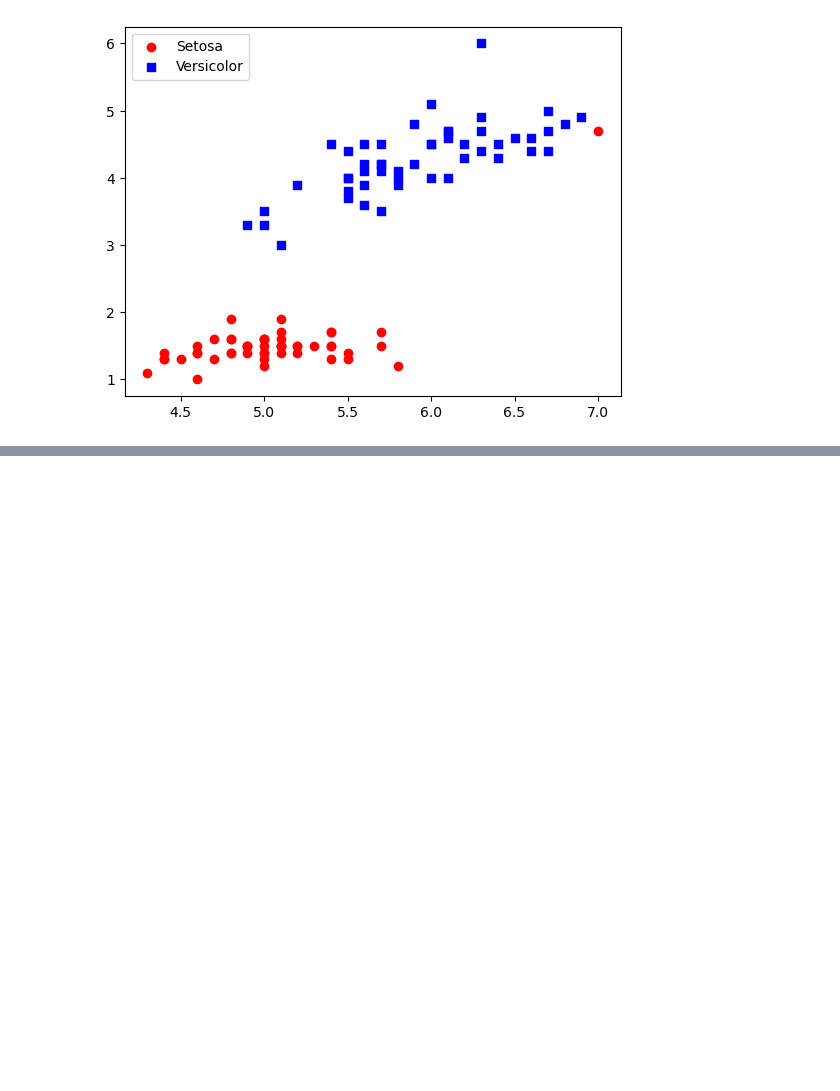
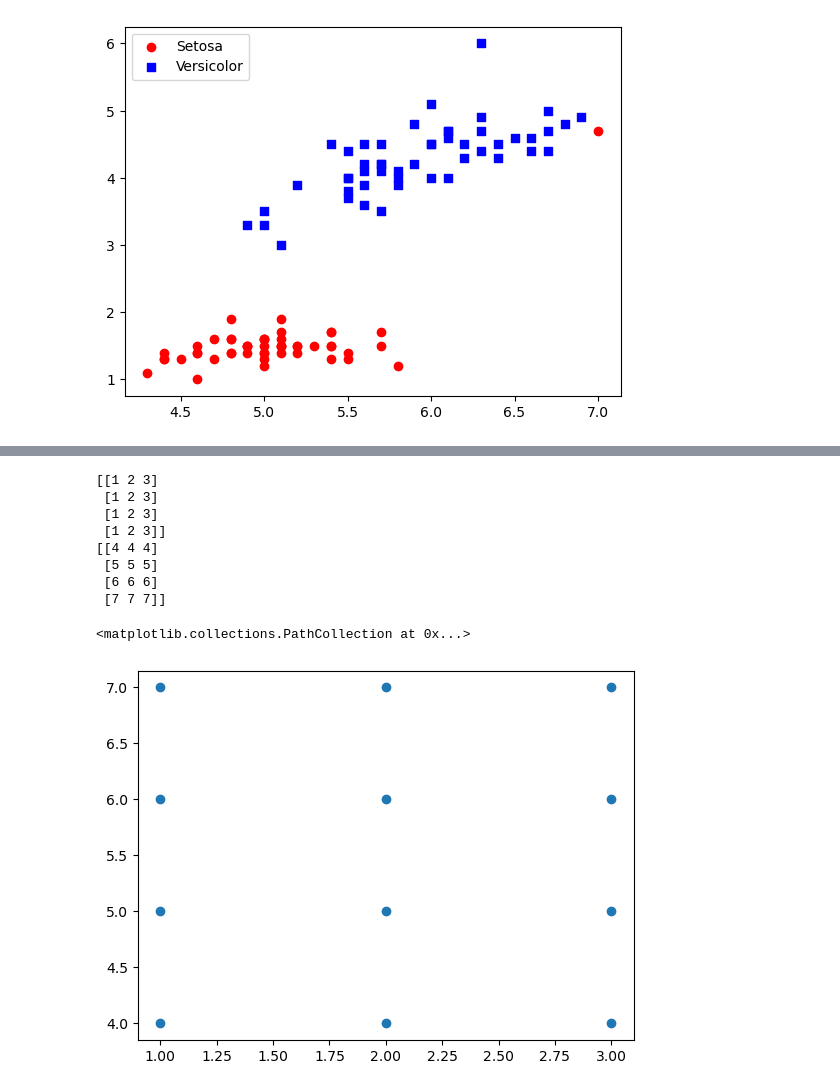
Before and after one commit to Elemonce/ML, a Jupyter notebook: book/perceptrons/iris.ipynb, the cells around one changed output, grey strips where cells are left out. Cells and saved outputs as stored; diff of their text form; code cells hidden in the pictures; blank space fills up the shorter version.

```diff
--- a/perceptrons/iris.ipynb
+++ b/book/perceptrons/iris.ipynb
@@ -145,0 +224,29 @@ shape of the return value of the method:  (35,)
+# %%
+x = [1, 2, 3]
+y = [4, 5, 6, 7]
+
+
+# assuming n is the size of x, and k the size of y
+# xx1 and xx2 are arrays of shape (n, k)
+# where every row of xx1 is x
+# while every row of y is i-th element of y repeated n times
+
+# It's just math. x is stored horizontally and y is stored vertically.
+xx1, xx2 = np.meshgrid(x, y)
+
+# print(xx1, xx2)
+print(xx1)
+print(xx2)
+plt.scatter(xx1, xx2)
+# plt.plot(xx1, xx2, linestyle="")
+# %% [output]
+[[1 2 3]
+ [1 2 3]
+ [1 2 3]
+ [1 2 3]]
+[[4 4 4]
+ [5 5 5]
+ [6 6 6]
+ [7 7 7]]
+<matplotlib.collections.PathCollection at 0x...>
+[figure, added]
```
Also changed, not shown: parts of 7 cells of this notebook, 8 other files.
